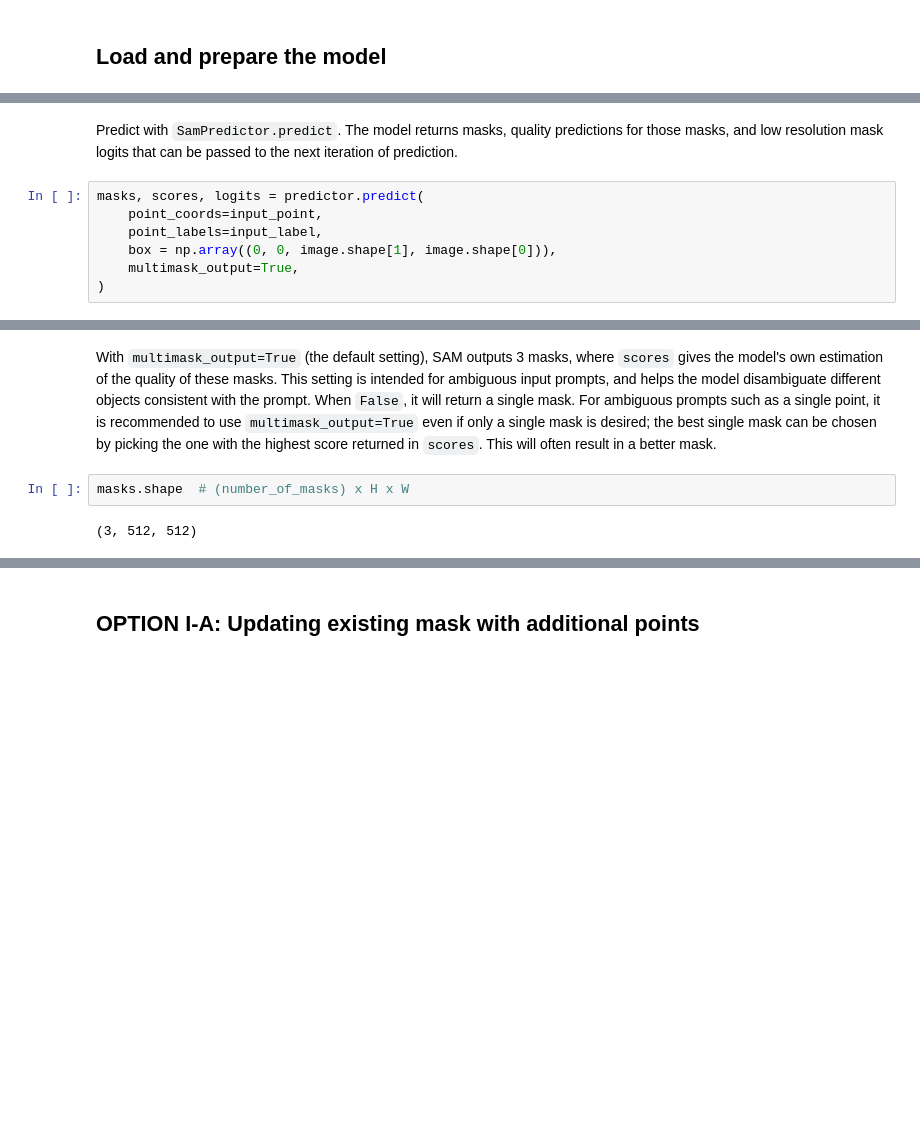
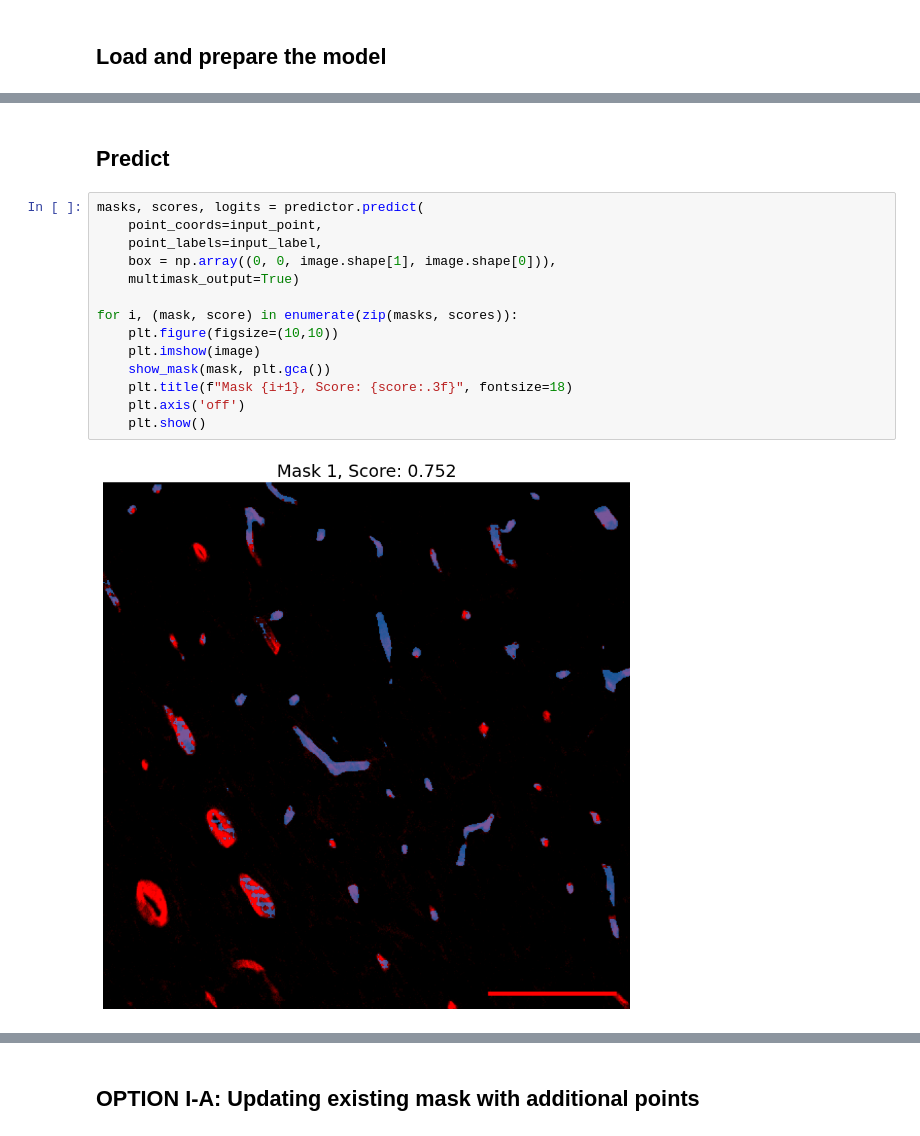
Before and after one commit to jjahanip/sam_gui, a Jupyter notebook: sam_segmenter.ipynb, the cells around one changed output, grey strips where cells are left out. Drawn from its saved outputs; the diff is of its cells as text; blank space fills up the shorter version.

```diff
--- a/sam_segmenter.ipynb
+++ b/sam_segmenter.ipynb
@@ -287,9 +77,18 @@ plt.show()
-# %% [markdown]
-Predict with `SamPredictor.predict`. The model returns masks, quality predictions for those masks, and low resolution mask logits that can be passed to the next iteration of prediction.
+# %% [markdown]
+## Predict
 # %%
 masks, scores, logits = predictor.predict(
     point_coords=input_point,
     point_labels=input_label,
     box = np.array((0, 0, image.shape[1], image.shape[0])),
-    multimask_output=True,
-)
+    multimask_output=True)
+
+for i, (mask, score) in enumerate(zip(masks, scores)):
+    plt.figure(figsize=(10,10))
+    plt.imshow(image)
+    show_mask(mask, plt.gca())
+    plt.title(f"Mask {i+1}, Score: {score:.3f}", fontsize=18)
+    plt.axis('off')
+    plt.show()
+# %% [output]
+[figure, added]
@@ -296,6 +96,0 @@ masks, scores, logits = predictor.predict(
-# %% [markdown]
-With `multimask_output=True` (the default setting), SAM outputs 3 masks, where `scores` gives the model's own estimation of the quality of these masks. This setting is intended for ambiguous input prompts, and helps the model disambiguate different objects consistent with the prompt. When `False`, it will return a single mask. For ambiguous prompts such as a single point, it is recommended to use `multimask_output=True` even if only a single mask is desired; the best single mask can be chosen by picking the one with the highest score returned in `scores`. This will often result in a better mask.
-# %%
-masks.shape  # (number_of_masks) x H x W
-# %% [output]
-(3, 512, 512)
```
Also changed, not shown: parts of 39 cells of this notebook.
